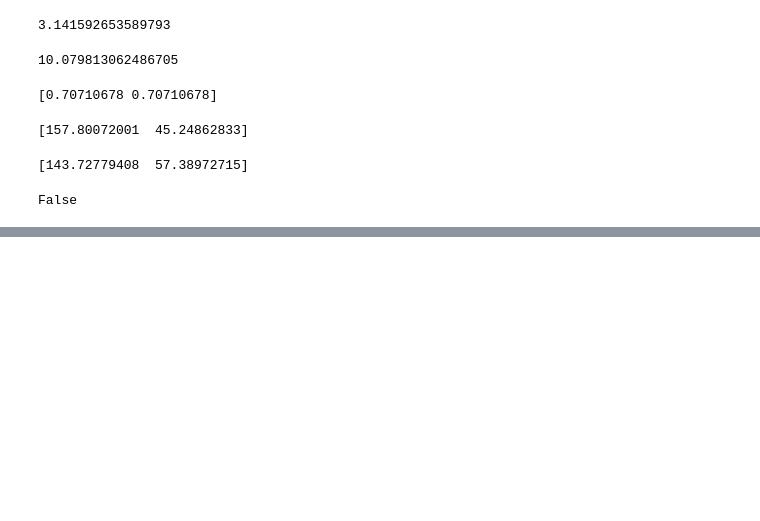
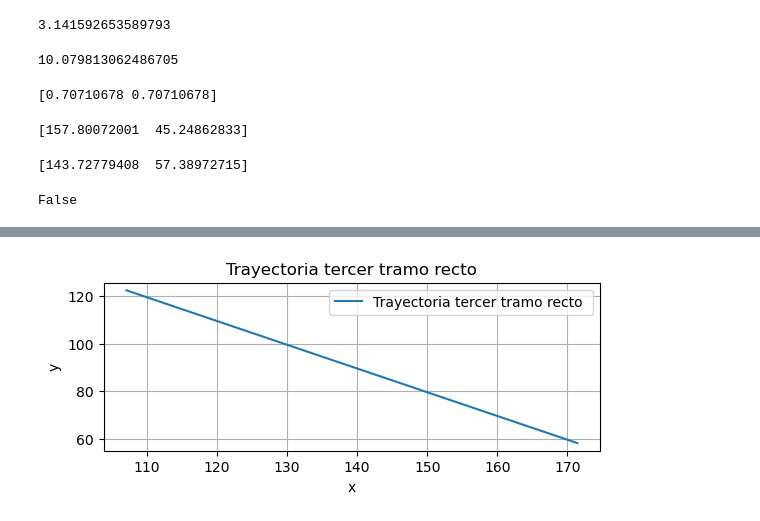
Before and after one commit to ricardolcvuba/tp_modelacion_grupo09, a Jupyter notebook: tp_modelacion.ipynb, the cells around one changed output, grey strips where cells are left out. Saved outputs shown, nothing was run; the diff lists cells and outputs as text; code cells hidden in the pictures; blank space fills up the shorter version.

```diff
--- a/tp_modelacion.ipynb
+++ b/tp_modelacion.ipynb
@@ -492,0 +283,42 @@ def trayectoria():
+# %%
+#puto final 3er tramo
+p_final_izq_2do_tramo = punto_final_de_una_curva(p_final_izq_1er_tramo, 19.2, 108, 16.7)
+p_final_izq_3er_tramo = punto_final_de_una_recta(p_final_izq_2do_tramo, 63.54, 108)
+p_final_der_3er_tramo = punto_final_de_una_recta(p_final_der_2do_tramo, 63.54, 123.1)
+p_final_del_3er_tramo = punto_aleatorio_en_un_segmento(p_final_izq_3er_tramo, p_final_der_3er_tramo)
+
+pos_x_final_2do_tramo = pos_x_2do_tramo[-1]
+pos_y_final_2do_tramo = pos_y_2do_tramo[-1]
+
+#angulo de trayectoria
+adyacente = abs(pos_x_final_2do_tramo - p_final_del_3er_tramo[0])
+opuesto = abs(pos_y_final_2do_tramo - p_final_del_3er_tramo[1])
+angulo_rad = math.atan2(opuesto, adyacente)
+
+#calculo_de_velocidad
+vel_ini_x, vel_ini_y = calcular_velocidad(max(vel_ang_x_2do_tramo[-1], vel_ang_y_2do_tramo[-1]), radio, angulo_rad)
+
+vel_ini_x = - vel_ini_x
+
+#trayectoria
+x_result_3er_tramo = range_kutta_de_orden_4(f_recta, t_final_2do_tramo, pos_x_final_2do_tramo, vel_ini_x, h, p_final_del_3er_tramo[0], ">")
+y_result_3er_tramo = range_kutta_de_orden_4_aux(f_recta, t_final_2do_tramo, pos_y_final_2do_tramo, vel_ini_y, h, len(x_result_3er_tramo))
+
+
+pos_x_3er_tramo = [tupla[1] for tupla in x_result_3er_tramo]
+pos_y_3er_tramo = [tupla[1] for tupla in y_result_3er_tramo]
+vel_x_3er_tramo = [tupla[2] for tupla in x_result_3er_tramo]
+vel_y_3er_tramo = [tupla[2] for tupla in y_result_3er_tramo]
+t_final_3er_tramo = [tupla[0] for tupla in y_result_3er_tramo]
+t_final_3er_tramo = t_final_3er_tramo[-1]
+
+plt.subplot(2, 1, 1)
+plt.plot(pos_x_3er_tramo, pos_y_3er_tramo, label="Trayectoria tercer tramo recto ")
+plt.xlabel("x")
+plt.ylabel("y")
+plt.title("Trayectoria tercer tramo recto")
+plt.legend()
+plt.grid()
+plt.show()
+# %% [output]
+[figure, added]
```
Also changed, not shown: parts of 41 cells of this notebook.
